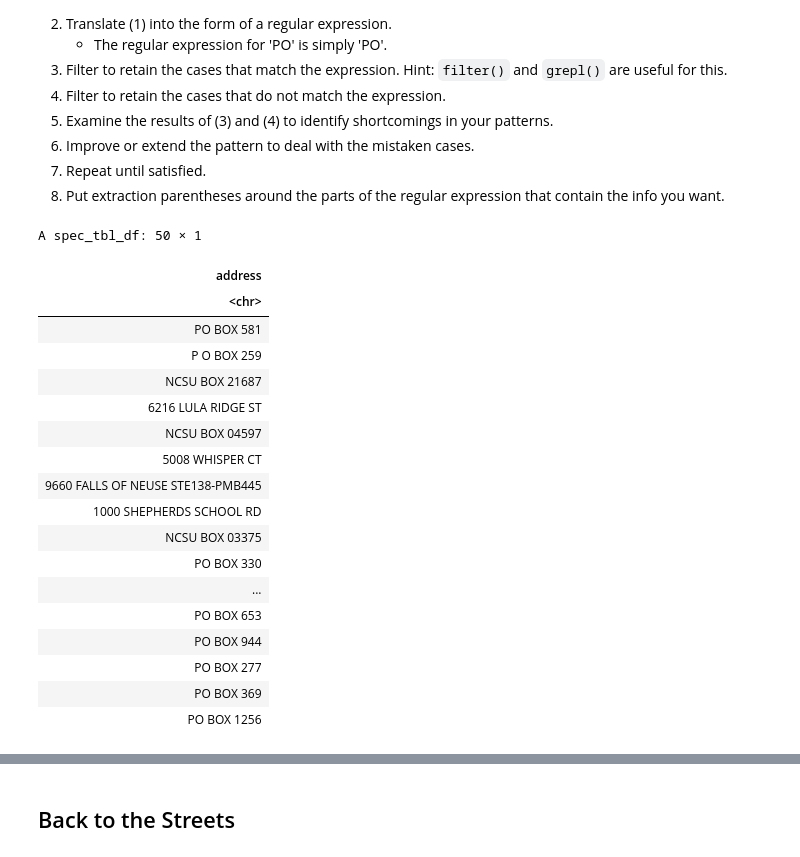
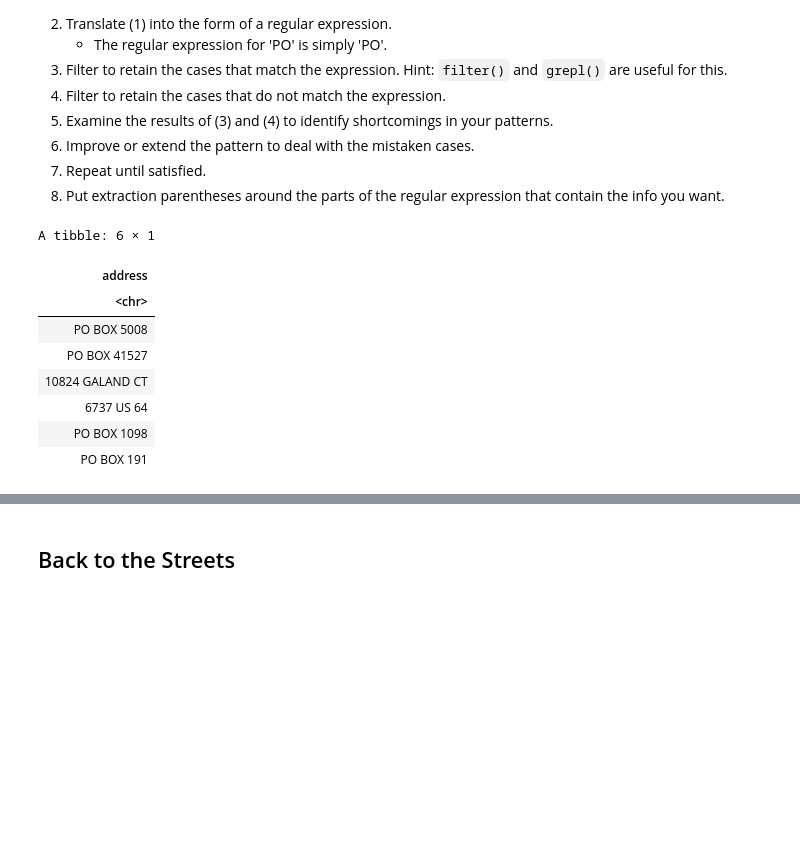
Before and after one commit to stat184-summer2023/a09-street-or-road-davefriedman01, a Jupyter notebook: A09.ipynb, the cells around one changed output, grey strips where cells are left out. Saved outputs shown, nothing was run; the diff lists cells and outputs as text; code cells hidden in the pictures; blank space fills up the shorter version.

```diff
--- a/A09.ipynb
+++ b/A09.ipynb
@@ -117,28 +117,18 @@ To solve such problems, start by looking at a few dozen of the addresses to fami
 # %%
 Sample <-
   Addresses %>%
     sample_n(size = 50)
-Sample
+head(Sample)
 # %% [output]
-A spec_tbl_df: 50 × 1
+A tibble: 6 × 1
 | address |
 | <chr> |
-| PO BOX 581 |
-| P O BOX 259 |
-| NCSU BOX 21687 |
-| 6216 LULA RIDGE ST |
-| NCSU BOX 04597 |
-| 5008 WHISPER CT |
-| 9660 FALLS OF NEUSE STE138-PMB445 |
-| 1000 SHEPHERDS SCHOOL RD |
-| NCSU BOX 03375 |
-| PO BOX 330 |
-| ... |
-| PO BOX 653 |
-| PO BOX 944 |
-| PO BOX 277 |
-| PO BOX 369 |
-| PO BOX 1256 |
+| PO BOX 5008 |
+| PO BOX 41527 |
+| 10824 GALAND CT |
+| 6737 US 64 |
+| PO BOX 1098 |
+| PO BOX 191 |
 # %%
 pattern <- 'PO'
 
```
Also changed, not shown: parts of 1 cell of this notebook.
